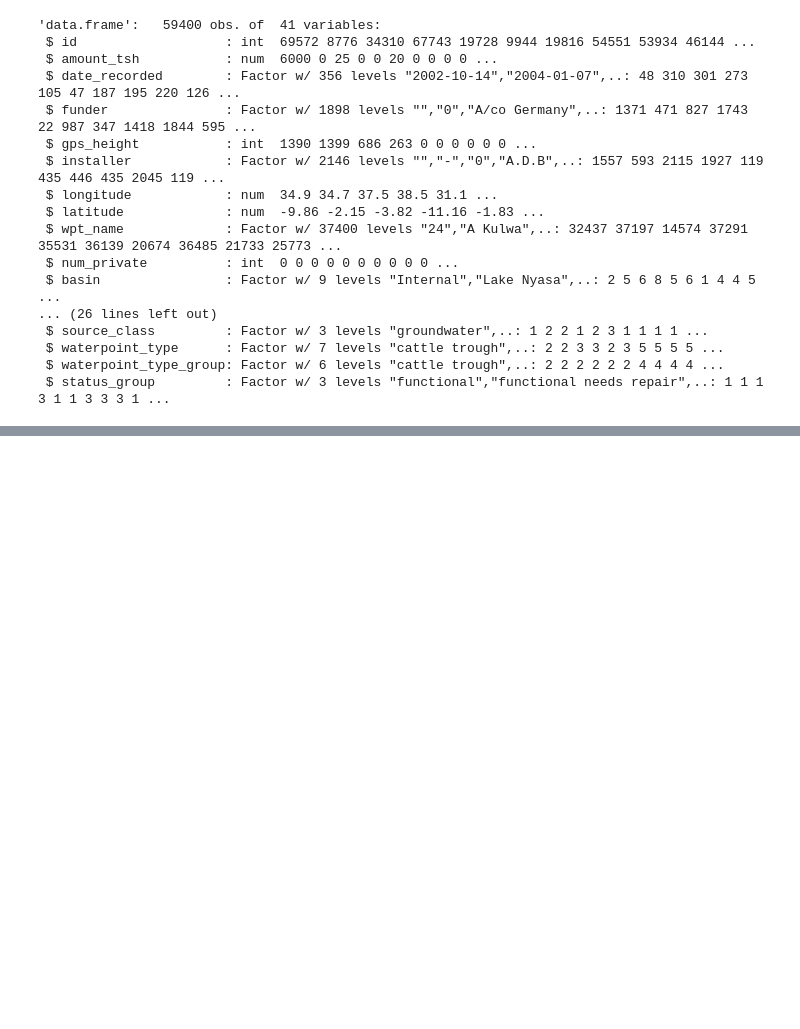
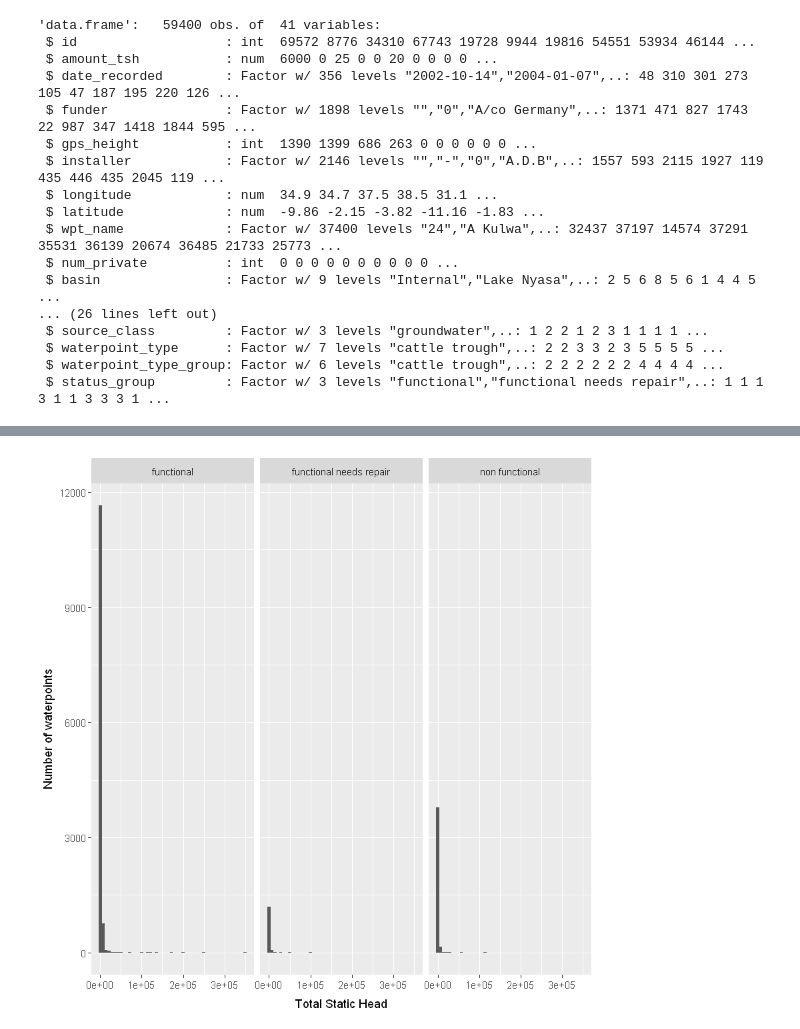
Before and after one commit to domptail/Tanzania-Water-Wells, a Jupyter notebook: Tanzania Waterpoints.ipynb, the cells around one changed output, grey strips where cells are left out. Saved outputs shown, nothing was run; the diff lists cells and outputs as text; code cells hidden in the pictures; blank space fills up the shorter version.

```diff
--- a/Tanzania Waterpoints.ipynb
+++ b/Tanzania Waterpoints.ipynb
@@ -162,0 +226,10 @@ ggplot(training, aes(x = training$status_group)) +
+# %%
+# Look at distribution of labels per total static head (quantity of water available at waterpoint)
+ggplot(subset(training, amount_tsh > 0),
+    aes(x = amount_tsh)) +
+    geom_histogram(bins = 50) +
+    facet_wrap(~ status_group) +
+    xlab("Total Static Head") +
+    ylab("Number of waterpoints")
+# %% [output]
+[figure, added]
```
Also changed, not shown: parts of 19 cells of this notebook.
